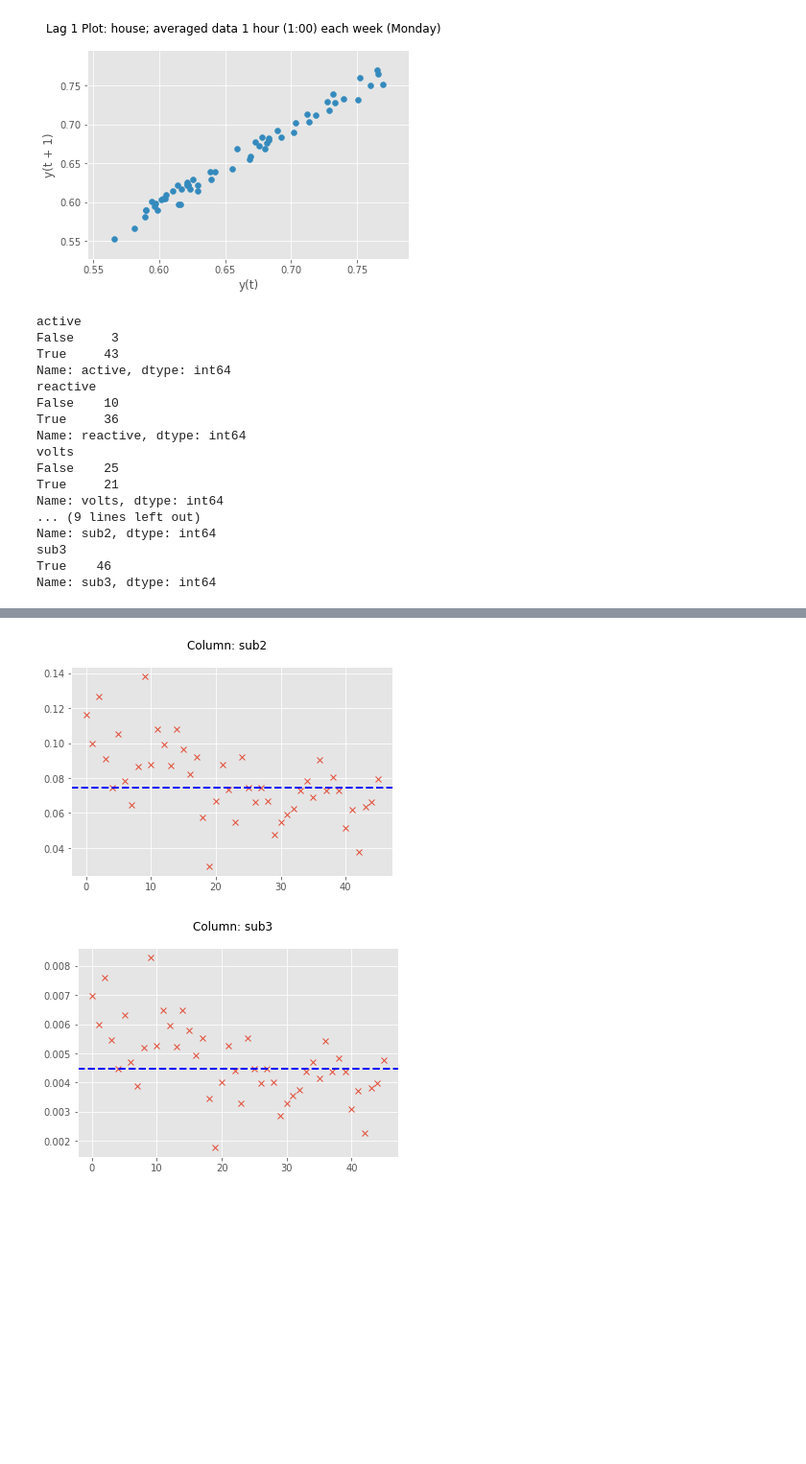
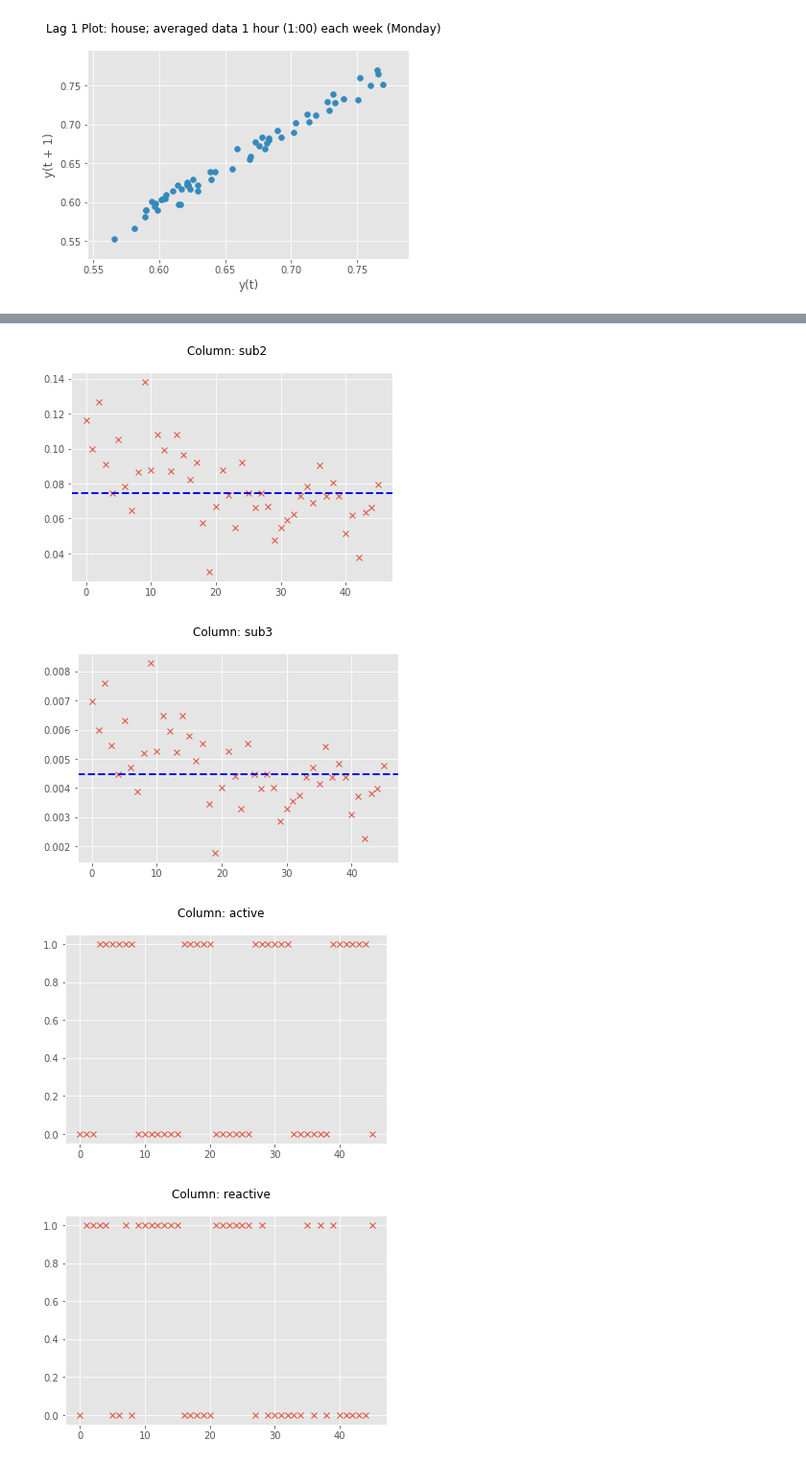
Before and after one commit to dsjstc/EnergyPrj, a Jupyter notebook: ExplorationPlots.ipynb, the cells around one changed output, grey strips where cells are left out. Shown at 96% size. Drawn from its saved outputs; the diff is of its cells as text; code cells hidden in the pictures; blank space fills up the shorter version.

```diff
--- a/ExplorationPlots.ipynb
+++ b/ExplorationPlots.ipynb
@@ -244,58 +244,51 @@ for i in range(1,groups):
     tmp[i] = df.loc[mask]
     s = e+1
     e = s+30
 
-# Median of dataset
-df_median = df.median()
-
 # Calculate mean for each interval (rows are intervals)
 mn = pd.DataFrame(np.random.randn(groups-1,8), columns=['active', 'reactive', 'volts', 'amps', 'sub1', 'sub2', 'sub3', 'house'])
 for i in range(1,groups):
     idx = i-1
     mn.iloc[idx,:] = tmp[i].mean()
-
-# Count number of means above and below median
-for i in range(0, len(df.columns)-1):
-    ts = mn.iloc[:,i]
-    ts_median = df_median[i]
-
-    count = ts.groupby(ts > ts_median).count()
-    print(count)
 
 # Plot the means of each interval along with the median of each series of means
 for i in range(0, len(df.columns)-1):
     col = col_name[i]
     title = 'Column: ' + col
     ts = mn.iloc[:,i]
     ts_median = ts.median()
 
     fig = plt.figure()
     fig.suptitle(title)
     ax = plt.axes()
     ax.plot(ts, marker='x', linewidth=0)
     ax.axhline(y=ts_median, xmin=0, xmax=50, color='b', linestyle='--', lw=2)
+
+
+# Count number of means above and below median
+medruns = pd.DataFrame(np.random.randn(groups-1,8), columns=['active', 'reactive', 'volts', 'amps', 'sub1', 'sub2', 'sub3', 'house'])
+for i in range(0, len(df.columns)):
+    ts = mn.iloc[:,i]
+    ts_median = ts.median()
+    medruns.iloc[:,i] = mn.iloc[:,i].apply(lambda x: 1 if x <= ts_median else 0)
+
+    col = col_name[i]
+    title = 'Column: ' + col
+
+    fig = plt.figure()
+    fig.suptitle(title)
+    ax = plt.axes()
+    ax.plot(medruns.iloc[:,i], marker='x', linewidth=0)
+
+
+# NOTE -- still need to compare to number of counts found to known probabilities of runs for random data
 # %% [output]
-active
-False     3
-True     43
-Name: active, dtype: int64
-reactive
-False    10
-True     36
-Name: reactive, dtype: int64
-volts
-False    25
-True     21
-Name: volts, dtype: int64
-... (9 lines left out)
-Name: sub2, dtype: int64
-sub3
-True    46
-Name: sub3, dtype: int64
 [figure]
 [figure]
 [figure]
 [figure]
 [figure]
 [figure]
 [figure]
+[figure, added]
+[figure, added]
```
Also changed, not shown: parts of 3 cells of this notebook, 3 other files.
